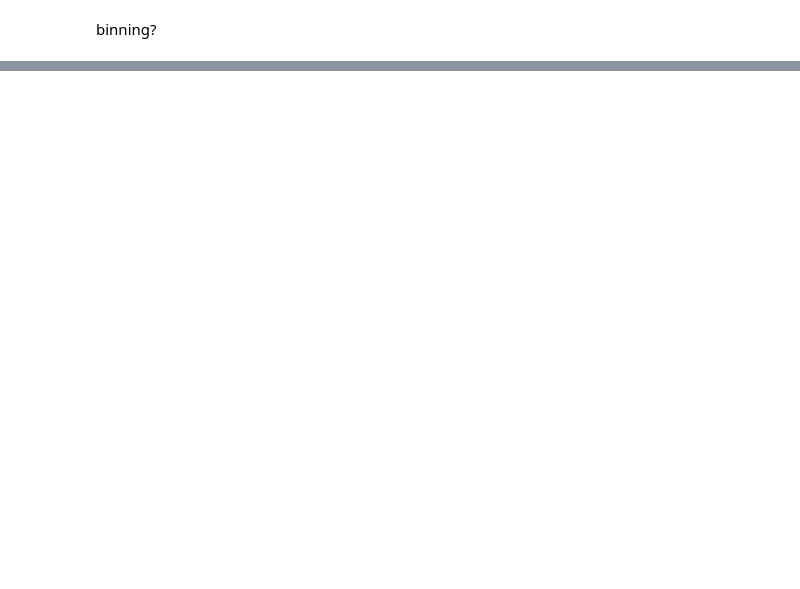
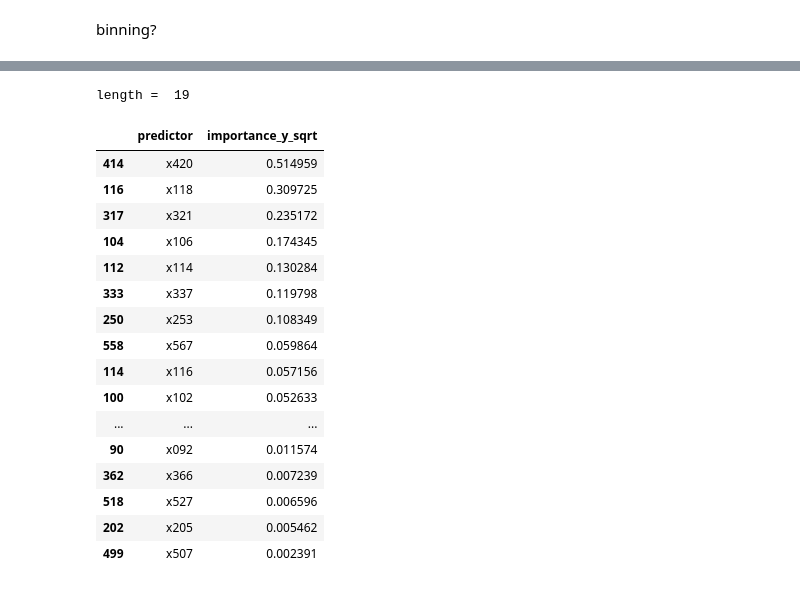
Before and after one commit to lneild/kaggle-regression-problem, a Jupyter notebook: regression_prob.ipynb, the cells around one changed output, grey strips where cells are left out. Saved outputs shown, nothing was run; the diff lists cells and outputs as text; code cells hidden in the pictures; blank space fills up the shorter version.

```diff
--- a/regression_prob.ipynb
+++ b/regression_prob.ipynb
@@ -586,0 +195,10 @@ np.sqrt(mean_squared_error(np.exp(xg_model.predict(X_test)),y_test))
+# %%
+mars1 = Earth(max_degree=1, max_terms=1200, feature_importance_type="rss")
+mars1.fit(X_imputed, y_train) # fit to normal y_train
+
+# make predictor df
+y_train_imp_df = pd.DataFrame(columns = ['predictor', 'importance_y_train'])
+y_train_imp_df['importance_y_train'] = abs(mars1.feature_importances_)
+y_train_imp_df['predictor'] = X_imputed.columns
+y_train_imp_df.sort_values(by=['importance_y_train'], inplace=True, ascending=False)
+y_train_imp_df
@@ -586,0 +225,11 @@ np.sqrt(mean_squared_error(np.exp(xg_model.predict(X_test)),y_test))
+# %%
+y_train_sqrt = np.sqrt(y_train) # transform y
+mars2 = Earth(max_degree=1, max_terms=1200, feature_importance_type="rss")
+mars2.fit(X_imputed, y_train_sqrt) # fit to transformed y
+
+# make predictor df
+y_sqrt_imp_df = pd.DataFrame(columns = ['predictor', 'importance_y_sqrt'])
+y_sqrt_imp_df['importance_y_sqrt'] = abs(mars2.feature_importances_)
+y_sqrt_imp_df['predictor'] = X_imputed.columns
+y_sqrt_imp_df.sort_values(by=['importance_y_sqrt'], inplace=True, ascending=False)
+y_sqrt_imp_df
@@ -586,0 +279,23 @@ np.sqrt(mean_squared_error(np.exp(xg_model.predict(X_test)),y_test))
+# %%
+y_sqrt_imp_df = y_sqrt_imp_df[y_sqrt_imp_df.importance_y_sqrt != 0]
+print("length = ", y_sqrt_imp_df.shape[0])
+y_sqrt_imp_df
+# %% [output]
+length =  19
+|  | predictor | importance_y_sqrt |
+| 414 | x420 | 0.514959 |
+| 116 | x118 | 0.309725 |
+| 317 | x321 | 0.235172 |
+| 104 | x106 | 0.174345 |
+| 112 | x114 | 0.130284 |
+| 333 | x337 | 0.119798 |
+| 250 | x253 | 0.108349 |
+| 558 | x567 | 0.059864 |
+| 114 | x116 | 0.057156 |
+| 100 | x102 | 0.052633 |
+| ... | ... | ... |
+| 90 | x092 | 0.011574 |
+| 362 | x366 | 0.007239 |
+| 518 | x527 | 0.006596 |
+| 202 | x205 | 0.005462 |
+| 499 | x507 | 0.002391 |
```
Also changed, not shown: parts of 88 cells of this notebook, 22 other files.
